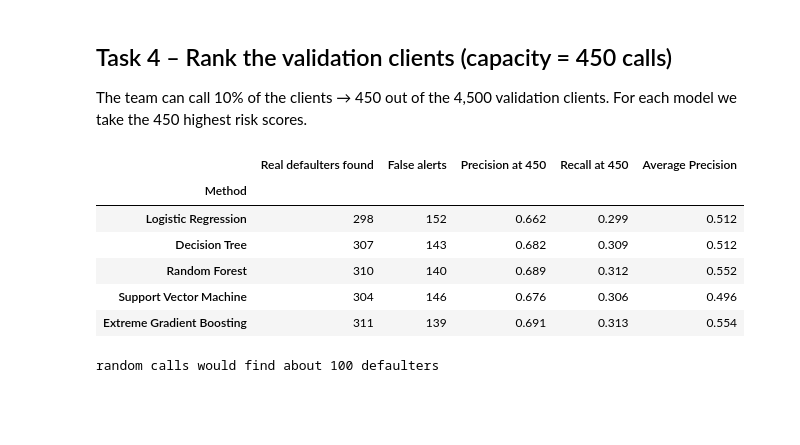
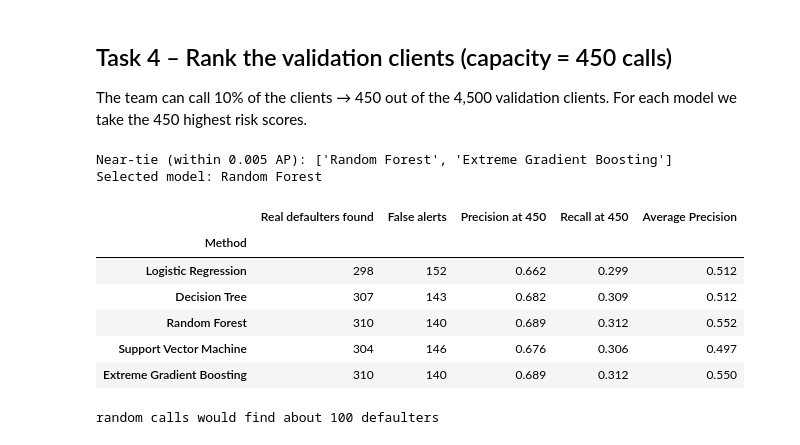
Before and after one commit to juliakozhina2966-cpu/Midterm1_AI_Applications, a Jupyter notebook: notebooks/credit_default_analysis.ipynb, the cells around one changed output. Saved outputs shown, nothing was run; the diff lists cells and outputs as text; code cells hidden in the pictures; blank space fills up the shorter version.

```diff
--- a/notebooks/credit_default_analysis.ipynb
+++ b/notebooks/credit_default_analysis.ipynb
@@ -334,28 +322,44 @@ The team can call 10% of the clients → 450 out of the 4,500 validation clients
 # %%
 capacity = 450
 rows = []
 for name, risk_scores in valid_scores.items():
     selected_rows = np.argsort(-risk_scores, kind='stable')[:capacity]
     found = y_valid[selected_rows].sum()
     rows.append({
         'Method': name,
         'Real defaulters found': found,
         'False alerts': capacity - found,
         'Precision at 450': found / capacity,
         'Recall at 450': found / y_valid.sum(),
         'Average Precision': average_precision_score(y_valid, risk_scores),
     })
 
 table_top = pd.DataFrame(rows).set_index('Method')
+
+# Selection rule fixed BEFORE looking at the test set: highest validation Average Precision
+# (tie-break: precision at 450). Same rule as src/train.py, so notebook and website use the same model.
+# Near-tie rule: a gap below 0.005 AP is noise (XGBoost's AP moved by 0.004 between two of our laptops),
+# so among near-tied models we keep one whose result does not depend on the computer.
+tie_margin = 0.005
+machine_dependent = {'Extreme Gradient Boosting'}
+ranking = table_top.sort_values(['Average Precision', 'Precision at 450'], ascending=False)
+near_best = [m for m in ranking.index
+             if ranking.loc[m, 'Average Precision'] >= ranking['Average Precision'].iloc[0] - tie_margin]
+stable = [m for m in near_best if m not in machine_dependent]
+best_model = stable[0] if stable else ranking.index[0]
+print('Near-tie (within 0.005 AP):', near_best)
+print('Selected model:', best_model)
 table_top.round(3)
 # %% [output]
+Near-tie (within 0.005 AP): ['Random Forest', 'Extreme Gradient Boosting']
+Selected model: Random Forest
 |  | Real defaulters found | False alerts | Precision at 450 | Recall at 450 | Average Precision |
 | Method |  |  |  |  |  |
 | Logistic Regression | 298 | 152 | 0.662 | 0.299 | 0.512 |
 | Decision Tree | 307 | 143 | 0.682 | 0.309 | 0.512 |
 | Random Forest | 310 | 140 | 0.689 | 0.312 | 0.552 |
-| Support Vector Machine | 304 | 146 | 0.676 | 0.306 | 0.496 |
-| Extreme Gradient Boosting | 311 | 139 | 0.691 | 0.313 | 0.554 |
+| Support Vector Machine | 304 | 146 | 0.676 | 0.306 | 0.497 |
+| Extreme Gradient Boosting | 310 | 140 | 0.689 | 0.312 | 0.550 |
 # %%
 print('random calls would find about', round(capacity * y_valid.mean()), 'defaulters')
 # %% [output]
```
Also changed, not shown: parts of 17 cells of this notebook, 3 other files.
